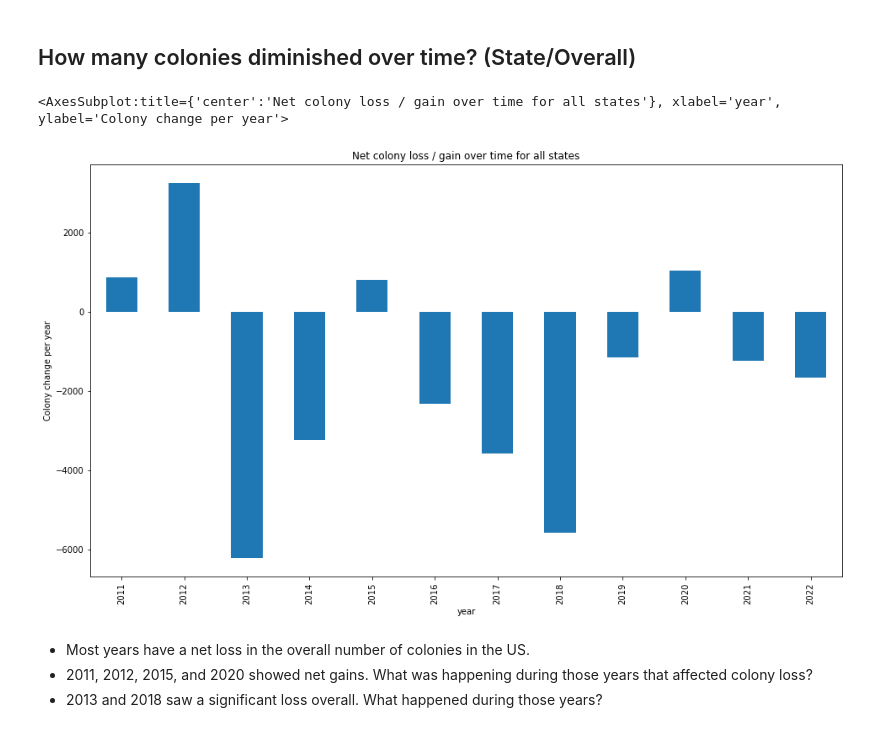
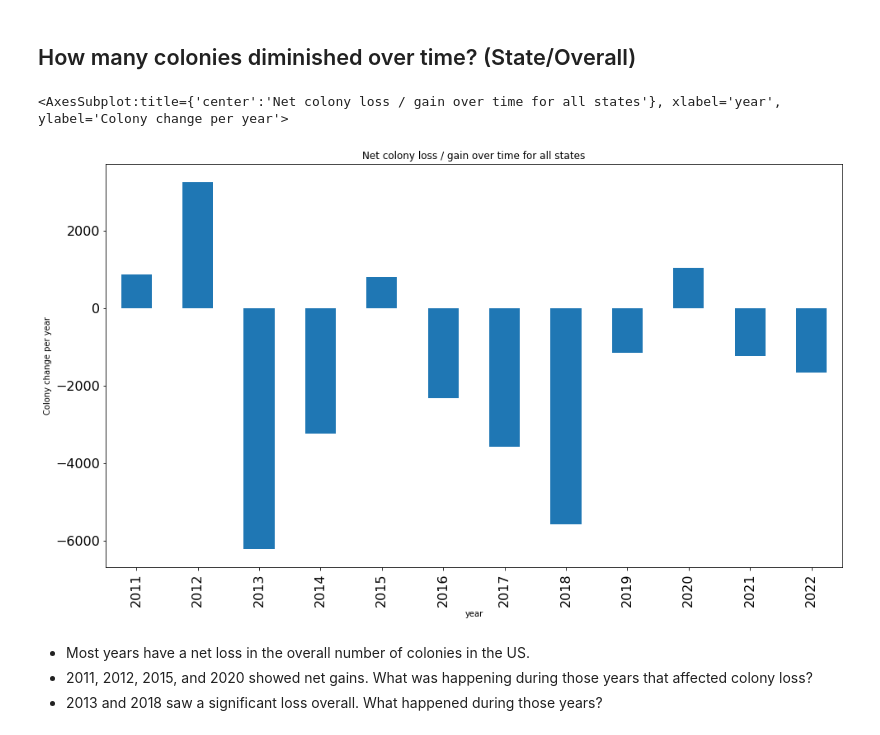
Before and after one commit to Honey-Bee-Roundup-Capstone/dash-repo, a Jupyter notebook: explore2.ipynb, the cells around one changed output. Drawn from its saved outputs; the diff is of its cells as text; code cells hidden in the pictures.

Commit message:
fixed visualization

```diff
--- a/explore2.ipynb
+++ b/explore2.ipynb
@@ -107,11 +107,11 @@ We reject the null hypothesis.
 # %% [markdown]
 ## How many colonies diminished over time? (State/Overall)
 # %%
-train.groupby('year').colonies_net_gain.sum().plot.bar(figsize=[16,9], title='Net colony loss / gain over time for all states',
+train.groupby('year').colonies_net_gain.sum().plot.bar(figsize=[16,9], fontsize=16, title='Net colony loss / gain over time for all states',
                                                       ylabel='Colony change per year')
 # %% [output]
 <AxesSubplot:title={'center':'Net colony loss / gain over time for all states'}, xlabel='year', ylabel='Colony change per year'>
-[figure, old version]
+[figure, new version]
 # %% [markdown]
 - Most years have a net loss in the overall number of colonies in the US.
 - 2011, 2012, 2015, and 2020 showed net gains. What was happening during those years that affected colony loss?
```
Also changed, not shown: parts of 64 cells of this notebook.
